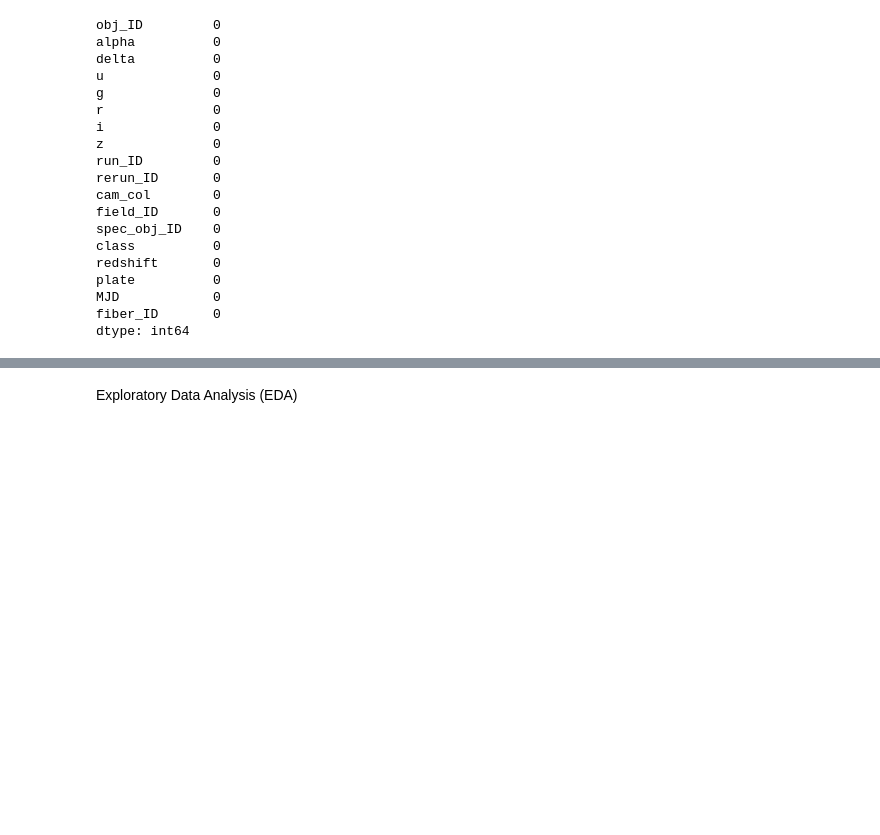
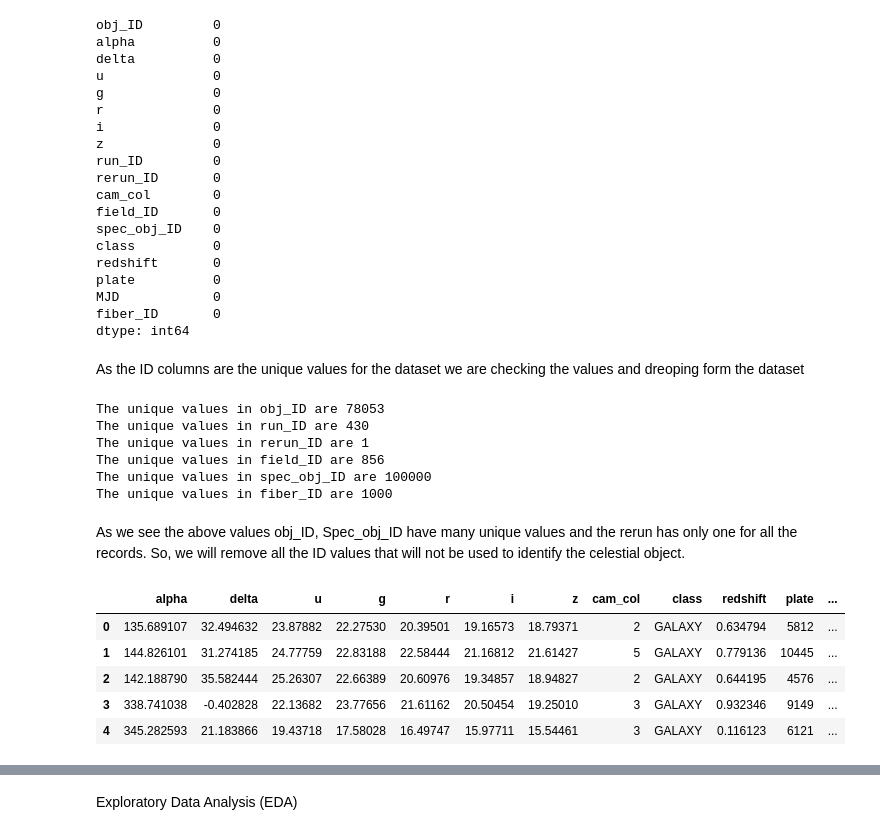
Before and after one commit to NavyaSai-V/Stellar_Object_Classification, a Jupyter notebook: Stellar_object_detection.ipynb, the cells around one changed output, grey strips where cells are left out. Saved outputs shown, nothing was run; the diff lists cells and outputs as text; code cells hidden in the pictures; blank space fills up the shorter version.

```diff
--- a/Stellar_object_detection.ipynb
+++ b/Stellar_object_detection.ipynb
@@ -89,3 +89,21 @@ plate          0
 MJD            0
 fiber_ID       0
 dtype: int64
+# %% [markdown]
+As the ID columns are the unique values for the dataset we are checking the values and dreoping form the dataset
+# %%
+columns = ['obj_ID', 'run_ID', 'rerun_ID', 'field_ID', 'spec_obj_ID', 'fiber_ID']
+
+# Loop through the column names and calculate unique values for each
+for col in columns:
+    unique_count = star_data[col].nunique()
+    print(f"The unique values in {col} are {unique_count}")
+# %% [output]
+The unique values in obj_ID are 78053
+The unique values in run_ID are 430
+The unique values in rerun_ID are 1
+The unique values in field_ID are 856
+The unique values in spec_obj_ID are 100000
+The unique values in fiber_ID are 1000
+# %% [markdown]
+As we see the above values obj_ID, Spec_obj_ID have many unique values and the rerun has only one for all the records. So, we will remove all the ID values that will not be used to identify the celestial object.
@@ -91,0 +112,9 @@ dtype: int64
+# %%
+star_data.head()
+# %% [output]
+|  | alpha | delta | u | g | r | i | z | cam_col | class | redshift | plate | ... |
+| 0 | 135.689107 | 32.494632 | 23.87882 | 22.27530 | 20.39501 | 19.16573 | 18.79371 | 2 | GALAXY | 0.634794 | 5812 | ... |
+| 1 | 144.826101 | 31.274185 | 24.77759 | 22.83188 | 22.58444 | 21.16812 | 21.61427 | 5 | GALAXY | 0.779136 | 10445 | ... |
+| 2 | 142.188790 | 35.582444 | 25.26307 | 22.66389 | 20.60976 | 19.34857 | 18.94827 | 2 | GALAXY | 0.644195 | 4576 | ... |
+| 3 | 338.741038 | -0.402828 | 22.13682 | 23.77656 | 21.61162 | 20.50454 | 19.25010 | 3 | GALAXY | 0.932346 | 9149 | ... |
+| 4 | 345.282593 | 21.183866 | 19.43718 | 17.58028 | 16.49747 | 15.97711 | 15.54461 | 3 | GALAXY | 0.116123 | 6121 | ... |
```
Also changed, not shown: parts of 7 cells of this notebook.
